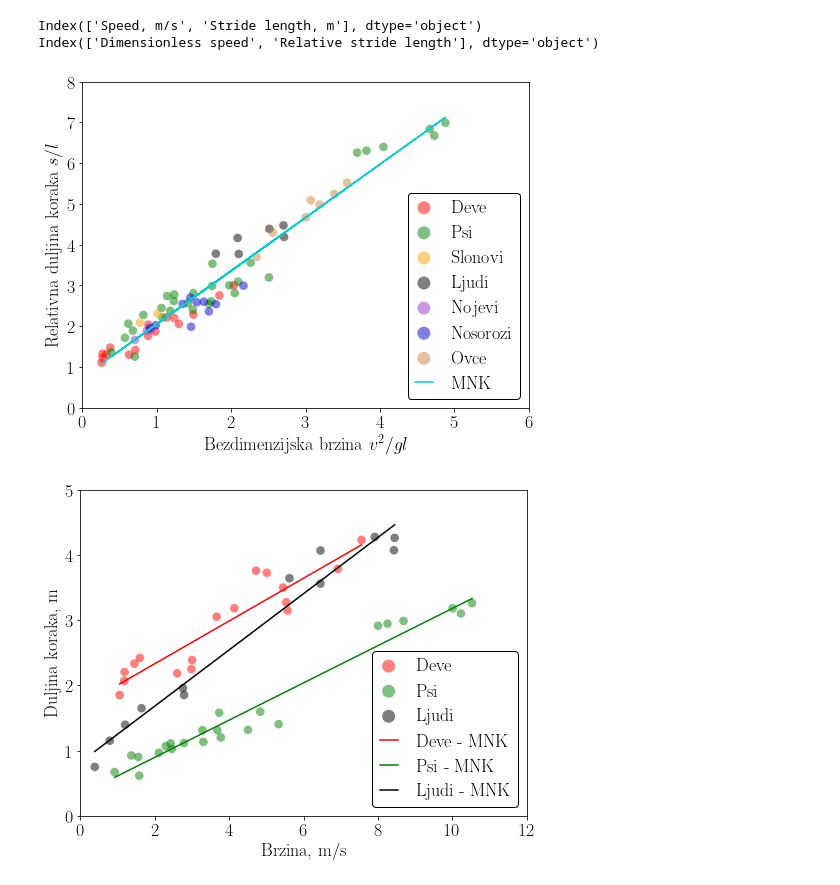
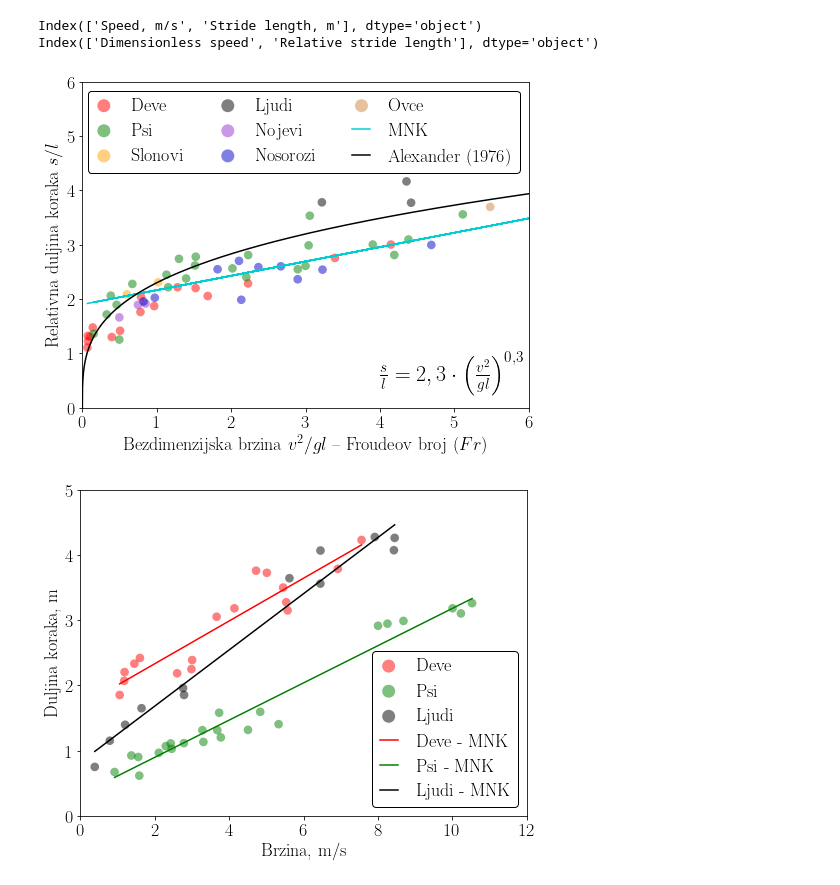
Before and after one commit to cimbaIG/T-Rex_Speed, a Jupyter notebook: t_rex_speed_analysis.ipynb, the cells around one changed output. Drawn from its saved outputs; the diff is of its cells as text; code cells hidden in the pictures.

Commit message:
Alexander equation implemented.

```diff
--- a/t_rex_speed_analysis.ipynb
+++ b/t_rex_speed_analysis.ipynb
@@ -39,6 +39,15 @@ print(dimensionless_camels.columns)
 # %% [output]
 Index(['Speed, m/s', 'Stride length, m'], dtype='object')
 Index(['Dimensionless speed', 'Relative stride length'], dtype='object')
+# %%
+# Modify Froude number values by squaring them
+dimensionless_camels['Dimensionless speed'] = dimensionless_camels['Dimensionless speed'] ** 2
+dimensionless_dogs['Dimensionless speed'] = dimensionless_dogs['Dimensionless speed'] ** 2
+dimensionless_elephants['Dimensionless speed'] = dimensionless_elephants['Dimensionless speed'] ** 2
+dimensionless_humans['Dimensionless speed'] = dimensionless_humans['Dimensionless speed'] ** 2
+dimensionless_ostriches['Dimensionless speed'] = dimensionless_ostriches['Dimensionless speed'] ** 2
+dimensionless_rhinos['Dimensionless speed'] = dimensionless_rhinos['Dimensionless speed'] ** 2
+dimensionless_sheep['Dimensionless speed'] = dimensionless_sheep['Dimensionless speed'] ** 2
 # %%
 # Plot layout
 #Change font type and font size in axis labels
@@ -48,37 +57,44 @@ matplotlib.rcParams['text.usetex'] = True
 # %%
 # Plot dimensionless velocity vs dimensionless stride length data
 fig = plt.figure(figsize=(8,6))
 
 plt.scatter(dimensionless_camels['Dimensionless speed'],dimensionless_camels['Relative stride length'],color='red',s=75,label='Deve',alpha=0.5,edgecolors='none')
 plt.scatter(dimensionless_dogs['Dimensionless speed'],dimensionless_dogs['Relative stride length'],color='green',s=75,label='Psi',alpha=0.5,edgecolors='none')
 plt.scatter(dimensionless_elephants['Dimensionless speed'],dimensionless_elephants['Relative stride length'],color='orange',s=75,label='Slonovi',alpha=0.5,edgecolors='none')
 plt.scatter(dimensionless_humans['Dimensionless speed'],dimensionless_humans['Relative stride length'],color='black',s=75,label='Ljudi',alpha=0.5,edgecolors='none')
 plt.scatter(dimensionless_ostriches['Dimensionless speed'],dimensionless_ostriches['Relative stride length'],color='darkorchid',s=75,label='Nojevi',alpha=0.5,edgecolors='none')
 plt.scatter(dimensionless_rhinos['Dimensionless speed'],dimensionless_rhinos['Relative stride length'],color='mediumblue',s=75,label='Nosorozi',alpha=0.5,edgecolors='none')
 plt.scatter(dimensionless_sheep['Dimensionless speed'],dimensionless_sheep['Relative stride length'],color='peru',s=75,label='Ovce',alpha=0.5,edgecolors='none')
 
-plt.xlabel('Bezdimenzijska brzina $v^2/gl$')
+plt.xlabel('Bezdimenzijska brzina $v^2/gl$ – Froudeov broj ($Fr$)')
 plt.ylabel('Relativna duljina koraka $s/l$')
 
 plt.xlim((0,6))
-plt.ylim((0,8))
+plt.ylim((0,6))
 
 # Combine data into one dataframe
 data = pd.concat([dimensionless_camels,dimensionless_dogs,dimensionless_elephants,dimensionless_humans,dimensionless_ostriches,dimensionless_rhinos,dimensionless_sheep],axis=0).reset_index(drop=True)
 
 # Linear regression model
 lgr = LinearRegression()
 X = data.iloc[:, 0].values.reshape(-1, 1)  # values converts it into a numpy array
 Y = data.iloc[:, 1].values.reshape(-1, 1)  # -1 means that calculate the dimension of rows, but have 1 column
 lgr.fit(X,Y)
 data_predict = lgr.predict(X)
 
 plt.plot(X, data_predict, color='darkturquoise',label='MNK')
 
-plt.legend(loc=4,framealpha=1,edgecolor='black')
+# Equation derived by Alexander (1976)
+Fr = np.linspace(0,6,10000)
+rel_stride_length = 2.3 * (Fr ** 0.3)
+
+plt.plot(Fr,rel_stride_length,color='black',label='Alexander (1976)')
+plt.text(4., 0.5, r'$\frac{s}{l} = 2,3 \cdot \left(\frac{v^2}{gl} \right)^{0,3}$',fontsize=22,color='black')
+
+plt.legend(loc=1,framealpha=1,edgecolor='black',ncol=3)
 plt.savefig('bezdimenzijska_brzina.pdf',bbox_inches='tight')
 # %% [output]
-[figure, old version]
+[figure, new version]
 # %%
 # Plot velocity vs stride length data
 fig = plt.figure(figsize=(8,6))
```
Also changed, not shown: 2 other files.
